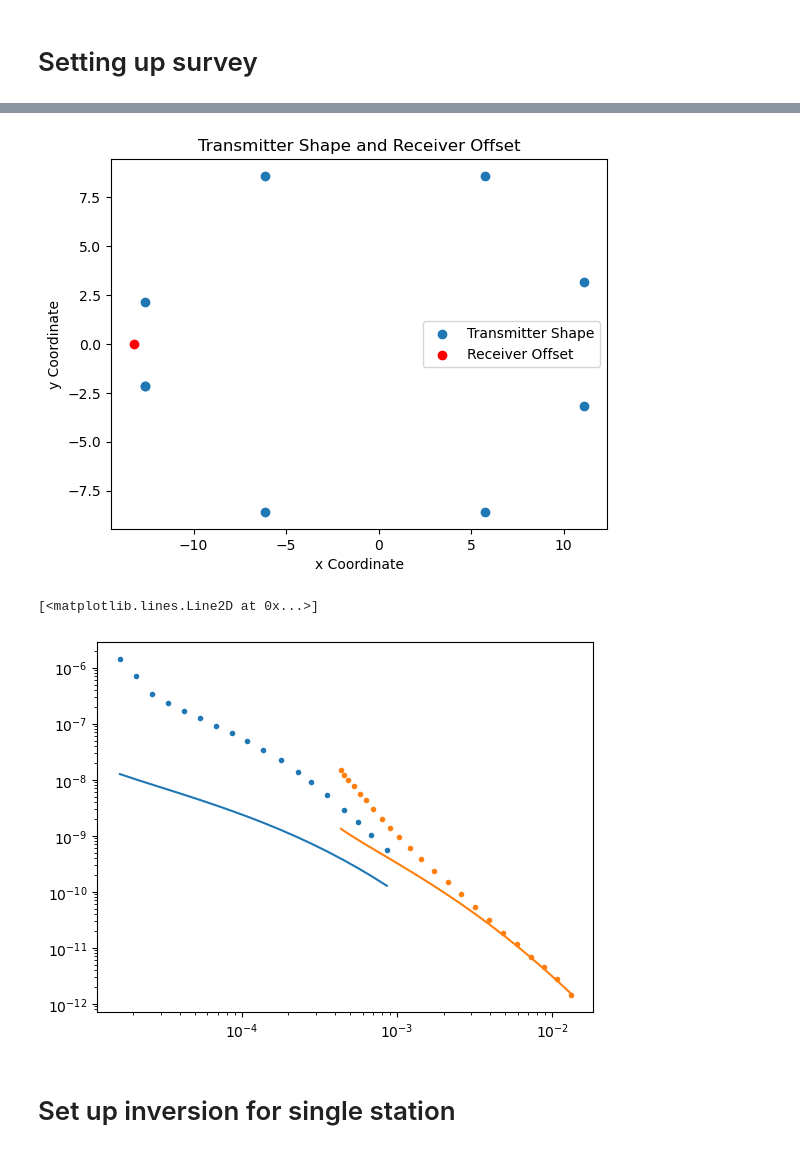
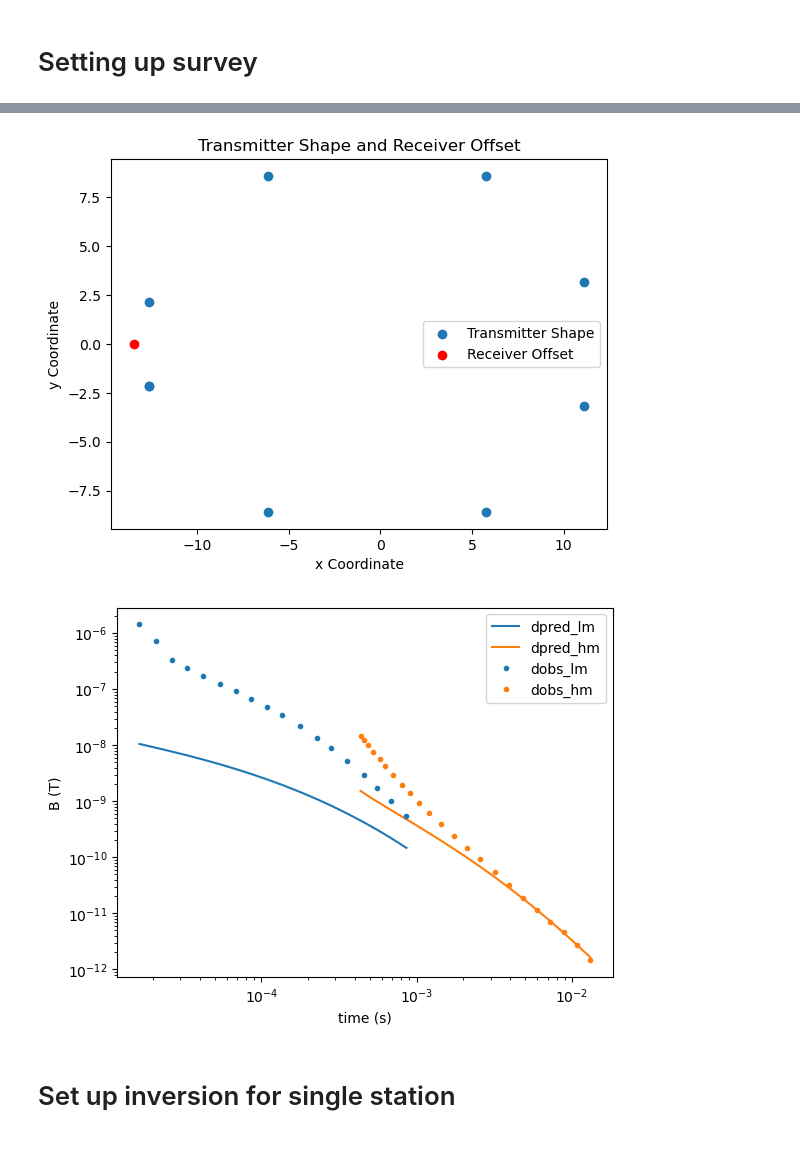
Before and after one commit to oscarshek/EOSC-556-Project, a Jupyter notebook: Notebook/AusAEM_WA.ipynb, the cells around one changed output, grey strips where cells are left out. Drawn from its saved outputs; the diff is of its cells as text; code cells hidden in the pictures.

```diff
--- a/Notebook/AusAEM_WA.ipynb
+++ b/Notebook/AusAEM_WA.ipynb
@@ -150,7 +158,7 @@ plt.tight_layout()
 # %%
 # load the gate opening time for LM and HM respectively
-LM_excel = "Data/LM_times.csv"
-HM_excel = "Data/HM_times.csv"
+LM_excel = "../Data/LM_times.csv"
+HM_excel = "../Data/HM_times.csv"
 LM_times_csv = pd.read_csv(LM_excel,
                  #delim_whitespace=True,
                  delimiter=",")
@@ -171,8 +179,8 @@ plt.grid()
 # %% [markdown]
 # Setting up survey
 # %%
-LM_waveform_excel = "Data/LM_waveform.csv"
-HM_waveform_excel = "Data/HM_waveform.csv"
+LM_waveform_excel = "../Data/LM_waveform.csv"
+HM_waveform_excel = "../Data/HM_waveform.csv"
 LM_waveform_csv = pd.read_csv(LM_waveform_excel,
                  #delim_whitespace=True,
                  delimiter=",")
@@ -203,7 +217,7 @@ tx_shape = np.array([[-12.64,  -2.13,   0.  ],
        [ -6.15,   8.59,   0.  ],
        [-12.64,   2.13,   0.  ],
        [-12.64,  -2.13,   0.  ]])
-rx_offset = np.array([-13.25,   0.  ,  -2.  ])
+rx_offset = np.array([-13.46,   0.  ,  -2.  ]) # from data processing report
 # %%
 # Extract x and y coordinates for transmitter shape
 tx_x = [point[0] for point in tx_shape]
@@ -224,7 +238,7 @@ plt.legend()
 # Show the plot
 plt.show()
 # %% [output]
-[figure, old version]
+[figure, new version]
 # %%
 # add UTM coordinates to transmitter shape and the receiver offset
 # tx_loc = tx_shape + [311527.56, 6783344.30, station["GPS_Alt"].iloc[0]]
@@ -254,25 +268,28 @@ srv = tdem.Survey([src_lm, src_hm])
 srv_lm = tdem.Survey(src_lm)
 srv_hm = tdem.Survey(src_hm)
 # %%
-#first a simple test
-thicknesses = []
-conductivities = [1e-1]
+# simple forward simulation
+thicknesses = [1]
+conductivities = [1e0,1e-1]
 # %%
 sim = tdem.Simulation1DLayered(srv, sigma=conductivities, thicknesses=thicknesses)
 # %%
 # sim.thicknesses = [5]
 # sim.sigma = [3E-1]
 pre = -sim.dpred(None)
 pre_lm = pre[:18]
 pre_hm = pre[18:]
 
-plt.loglog(LM_times, pre_lm)
-plt.loglog(HM_times, pre_hm)
-plt.loglog(LM_times, station_lm_data*tx_area, color='C0', marker='.', linestyle='')
-plt.loglog(HM_times, station_hm_data*tx_area, color='C1', marker='.', linestyle='')
+plt.loglog(LM_times, pre_lm, label="dpred_lm")
+plt.loglog(HM_times, pre_hm, label="dpred_hm")
+plt.loglog(LM_times, station_lm_data*tx_area, color='C0', marker='.', linestyle='', label="dobs_lm")
+plt.loglog(HM_times, station_hm_data*tx_area, color='C1', marker='.', linestyle='', label="dobs_hm")
+plt.xlabel("time (s)")
+plt.ylabel("B (T)")
+plt.legend()
+plt.show()
 # %% [output]
-[<matplotlib.lines.Line2D at 0x...>]
-[figure, old version]
+[figure, new version]
 # %% [markdown]
 # Set up inversion for single station
 # %%
```
Also changed, not shown: parts of 72 cells of this notebook, 3 other files.
